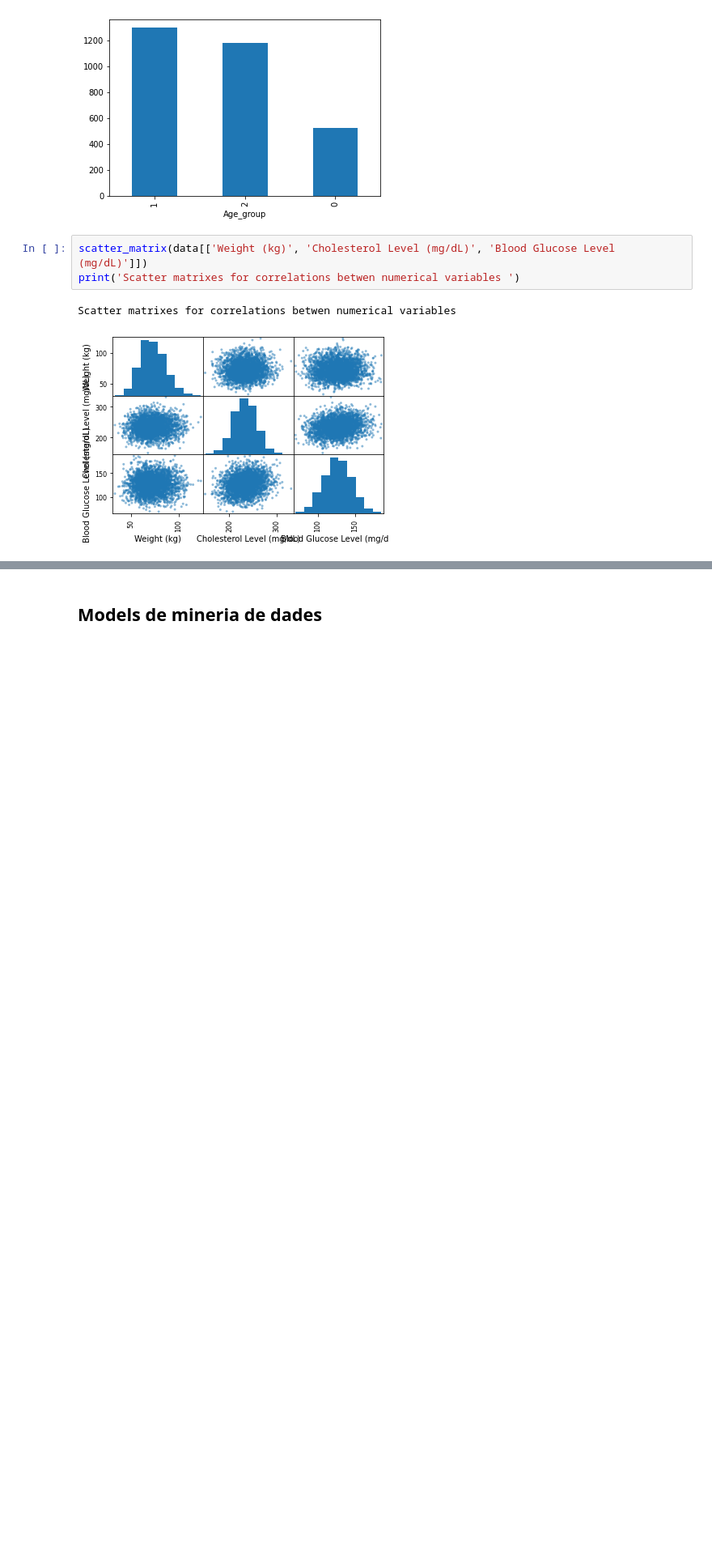
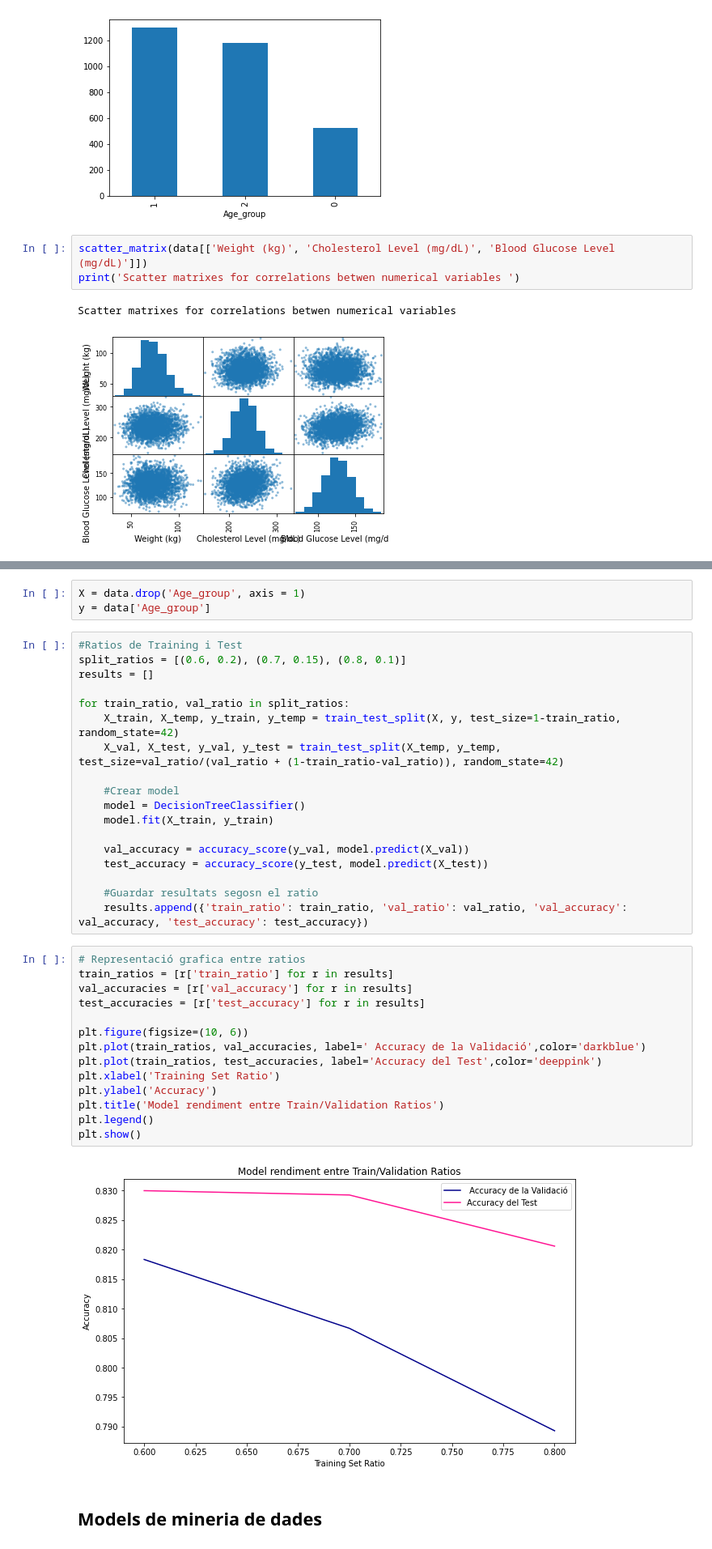
Before and after one commit to PauRF03/practica-MIDA, a Jupyter notebook: Preprocessing.ipynb, the cells around one changed output, grey strips where cells are left out. Shown at 81% size. Cells and saved outputs as stored; diff of their text form; blank space fills up the shorter version.

```diff
--- a/Preprocessing.ipynb
+++ b/Preprocessing.ipynb
@@ -325,2 +335,39 @@ plt.show()
+# %%
+X = data.drop('Age_group', axis = 1)
+y = data['Age_group']
+# %%
+#Ratios de Training i Test
+split_ratios = [(0.6, 0.2), (0.7, 0.15), (0.8, 0.1)]
+results = []
+
+for train_ratio, val_ratio in split_ratios:
+    X_train, X_temp, y_train, y_temp = train_test_split(X, y, test_size=1-train_ratio, random_state=42)
+    X_val, X_test, y_val, y_test = train_test_split(X_temp, y_temp, test_size=val_ratio/(val_ratio + (1-train_ratio-val_ratio)), random_state=42)
+
+    #Crear model
+    model = DecisionTreeClassifier()
+    model.fit(X_train, y_train)
+
+    val_accuracy = accuracy_score(y_val, model.predict(X_val))
+    test_accuracy = accuracy_score(y_test, model.predict(X_test))
+
+    #Guardar resultats segosn el ratio
+    results.append({'train_ratio': train_ratio, 'val_ratio': val_ratio, 'val_accuracy': val_accuracy, 'test_accuracy': test_accuracy})
+# %%
+# Representació grafica entre ratios
+train_ratios = [r['train_ratio'] for r in results]
+val_accuracies = [r['val_accuracy'] for r in results]
+test_accuracies = [r['test_accuracy'] for r in results]
+
+plt.figure(figsize=(10, 6))
+plt.plot(train_ratios, val_accuracies, label=' Accuracy de la Validació',color='darkblue')
+plt.plot(train_ratios, test_accuracies, label='Accuracy del Test',color='deeppink')
+plt.xlabel('Training Set Ratio')
+plt.ylabel('Accuracy')
+plt.title('Model rendiment entre Train/Validation Ratios')
+plt.legend()
+plt.show()
+# %% [output]
+[figure, added]
 # %% [markdown]
 ## <b>Models de mineria de dades</b>
```
Also changed, not shown: parts of 21 cells of this notebook.
